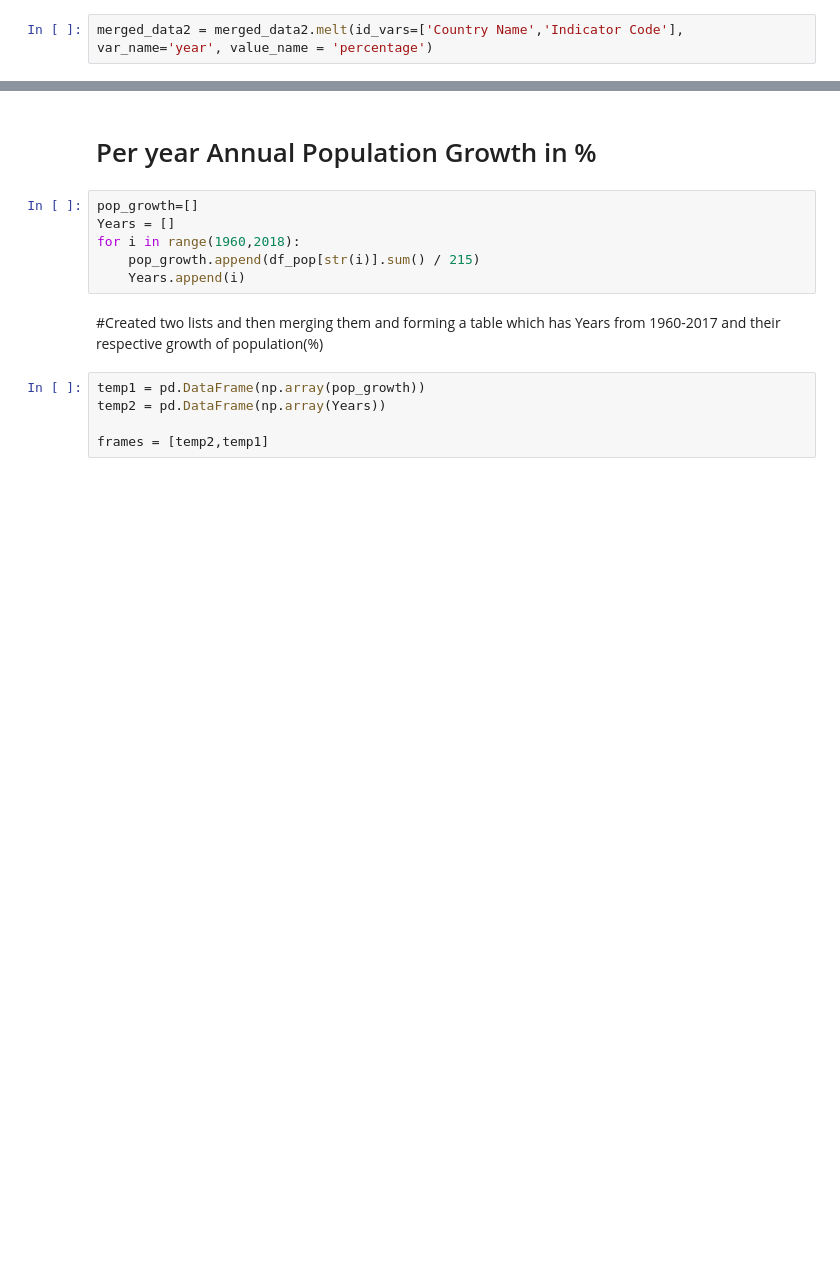
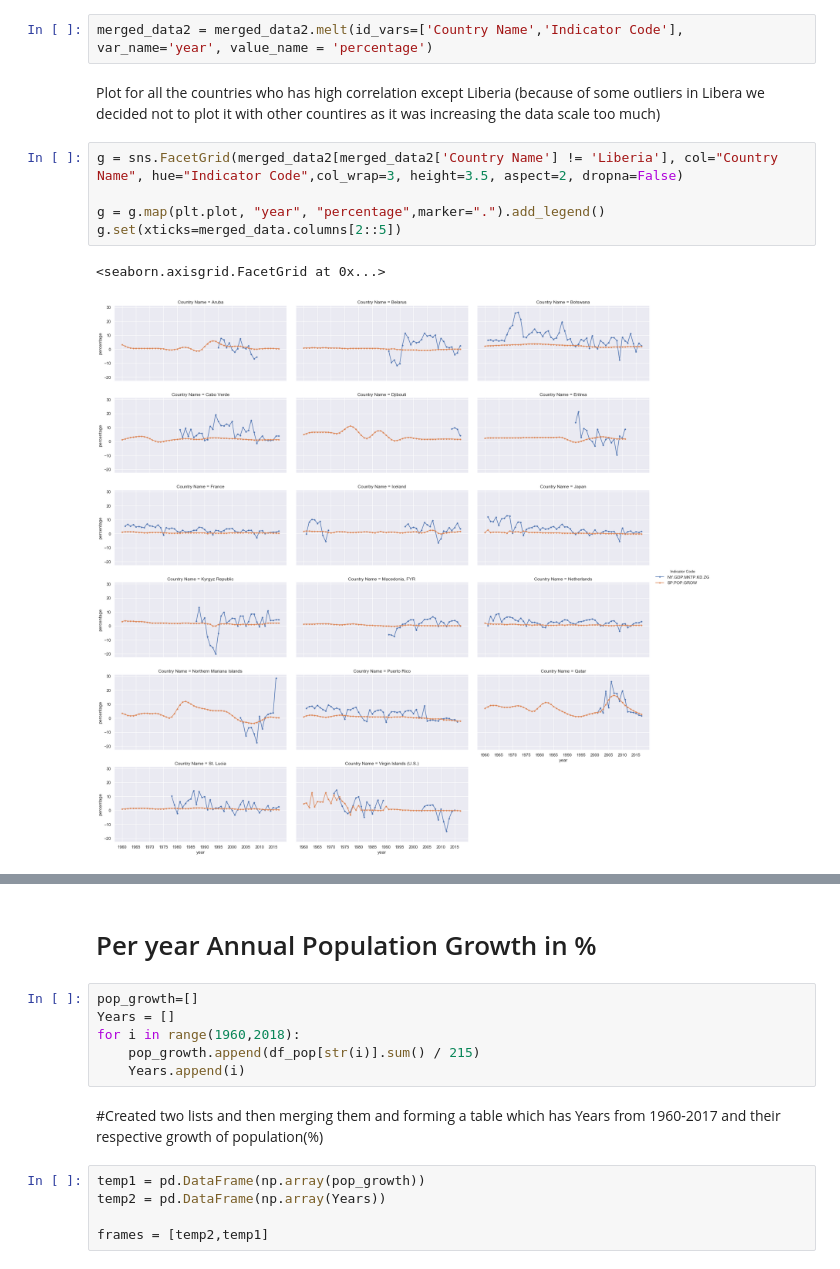
Before and after one commit to nilesh0109/Research-Methods, a Jupyter notebook: Task4/christopher_kavish_nilesh.ipynb, the cells around one changed output, grey strips where cells are left out. Drawn from its saved outputs; the diff is of its cells as text; blank space fills up the shorter version.

```diff
--- a/Task4/christopher_kavish_nilesh.ipynb
+++ b/Task4/christopher_kavish_nilesh.ipynb
@@ -190,2 +181,12 @@ merged_data2
 # %%
 merged_data2 = merged_data2.melt(id_vars=['Country Name','Indicator Code'], var_name='year', value_name = 'percentage')
+# %% [markdown]
+Plot for all the countries who has high correlation except Liberia (because of some outliers in Libera we decided not to plot it with other countires as it was increasing the data scale too much)
+# %%
+g = sns.FacetGrid(merged_data2[merged_data2['Country Name'] != 'Liberia'], col="Country Name", hue="Indicator Code",col_wrap=3, height=3.5, aspect=2, dropna=False)
+
+g = g.map(plt.plot, "year", "percentage",marker=".").add_legend()
+g.set(xticks=merged_data.columns[2::5])
+# %% [output]
+<seaborn.axisgrid.FacetGrid at 0x...>
+[figure, added]
```
Also changed, not shown: parts of 6 cells of this notebook.
